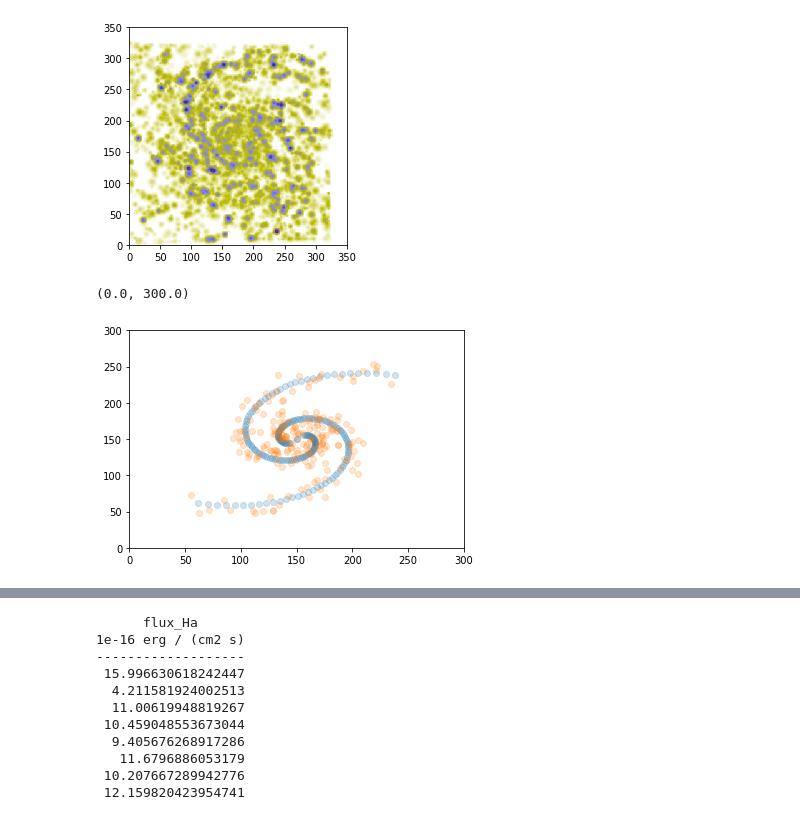
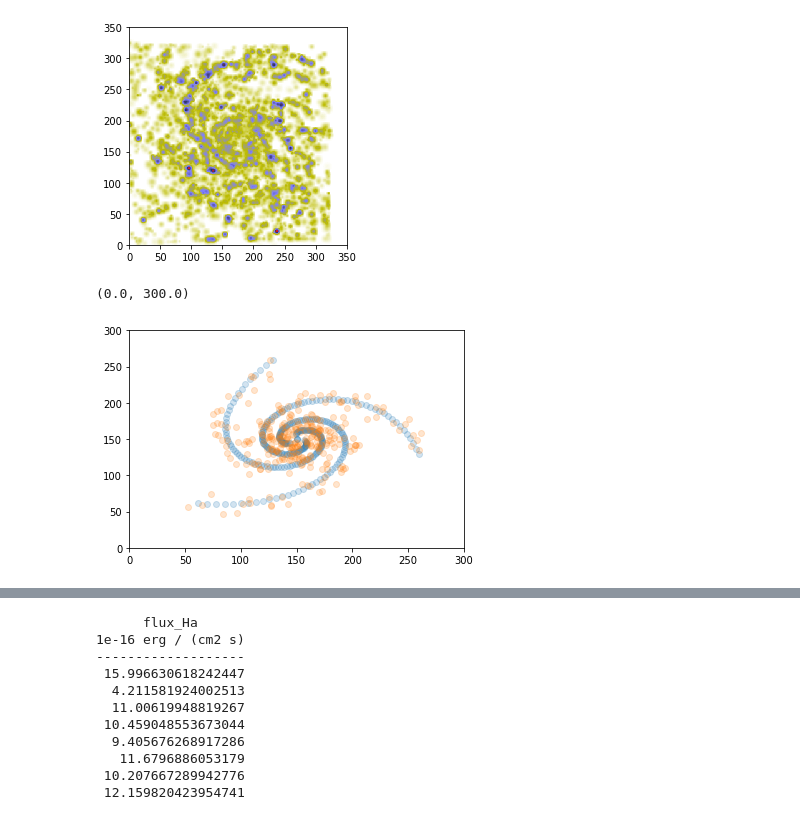
Before and after one commit to sfsanchez72/pyHIIExplorer, a Jupyter notebook: notebooks/sim_spiral.ipynb, the cells around one changed output, grey strips where cells are left out. Cells and saved outputs as stored; diff of their text form; code cells hidden in the pictures.

```diff
--- a/notebooks/sim_spiral.ipynb
+++ b/notebooks/sim_spiral.ipynb
@@ -199,6 +203,7 @@ def create_spiral(r=0.85,ab=0.85,PA=45, A=0.5,B=1,C=5,N_sp=2):
         x_e_sp_o[n_sp1:n_sp2]  = R_sp*np.cos(ang+i_sp*3.1416/N_sp*2)
         y_e_sp_o[n_sp1:n_sp2] = ab*R_sp*np.sin(ang+i_sp*3.1416/N_sp*2)
 
+    r_dist = A*np.sqrt(x_e_sp_o**2+y_e_sp_o**2)
     x_e_sp = x_e_sp_o*np.cos(pa)+y_e_sp_o*np.sin(pa)
     y_e_sp = x_e_sp_o*np.sin(pa)-y_e_sp_o*np.cos(pa)
     x_e_sp_r = x_e_sp+A*0.7*(np.random.rand(*x_e_sp_o.shape)-0.5)
@@ -210,37 +215,48 @@ def create_spiral(r=0.85,ab=0.85,PA=45, A=0.5,B=1,C=5,N_sp=2):
     y_e_sp=y_e_sp[mask_sp]
     r_e_sp=np.sqrt(x_e_sp**2+y_e_sp**2)
     #O3_sp=-0.6+0.3*r_e_sp*2
-    N2_sp=-0.4-0.1*r_e_sp*5+0.4*(np.random.rand(*x_e_sp_o.shape)-0.5)
-    O3_sp=0.61/(N2_sp-0.05)+1.3-0.3+0.4*(np.random.rand(*x_e_sp_o.shape)-0.5)
-    EW_sp = 0.95+0.51*r_e_sp*2
+    N2_sp=-0.4-0.1*r_e_sp*2+0.4*(np.random.rand(*x_e_sp_o.shape)-0.5)
+    O3_sp=0.61/(N2_sp-0.05)+1.3+0.4*(np.random.rand(*x_e_sp_o.shape)-0.5)
+    EW_sp = 0.5+0.95+0.51*r_e_sp*2
 
-    return x_e_sp,y_e_sp,r_e_sp,x_e_sp_r,y_e_sp_r,N2_sp,O3_sp,EW_sp
+    return x_e_sp,y_e_sp,r_e_sp,x_e_sp_r,y_e_sp_r,N2_sp,O3_sp,EW_sp,r_dist
 ###################################################
 
 #x_sp,y_sp,r_sp,N2_sp,O3_sp,EW_sp = create_spiral(r=0.85,ab=0.85,PA=25, A=0.5,B=1,C=5,N_sp=15)
-x_sp,y_sp,r_sp,x_sp_r,y_sp_r,N2_sp,O3_sp,EW_sp = create_spiral(r=0.85,ab=0.95,PA=45, A=0.5,B=1,C=5,N_sp=2)
+##########################################
+# Spiral definition parameters
+r=0.85
+PA = 45
+ab = 0.85
+A=0.5
+B=1
+C=5
+N_sp=3
+##########################################
+x_sp,y_sp,r_sp,x_sp_r,y_sp_r,N2_sp,O3_sp,EW_sp,r_dist = create_spiral(r=r,ab=ab,PA=PA, A=A,B=B,C=C,N_sp=N_sp)
 x_c = 150
 y_c = 150
 size = 80
+r_dist=size*r_dist
 x_e_sp=x_c+size*x_sp
 y_e_sp=y_c+size*y_sp
 
 x_e_sp_r=x_c+size*x_sp_r
 y_e_sp_r=y_c+size*y_sp_r
 plt.scatter(x_e_sp,y_e_sp,alpha=0.2)
 
 plt.scatter(x_e_sp_r,y_e_sp_r,alpha=0.2)
 nx_in = 2*x_c
 ny_in = 2*y_c
 plt.xlim(0,nx_in)
 plt.ylim(0,ny_in)
 
 # For now
 #cont = 1
 #rat_NII_Ha = 10**(N2_sp)
 #Ha = EW_sp * cont
 #log_U = -1.40*np.log10(rat_NII_Ha*2.86)-3.26
 #rad_HII_arc = 0.32219499585429647 * np.sqrt(Ha) * 10 ** ((-log_U-2.8)/2)
 # %% [output]
 (0.0, 300.0)
-[figure, old version]
+[figure, new version]
```
Also changed, not shown: parts of 15 cells of this notebook, 1 other file.
